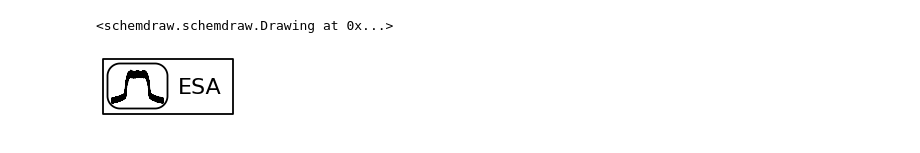
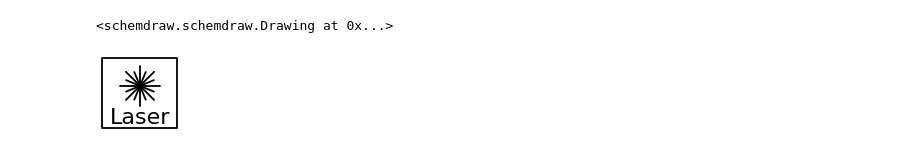
Before and after one commit to lokgar/sdcomms, a Jupyter notebook: sdcomms/_test_components.ipynb, the cells around one changed output. Cells and saved outputs as stored; diff of their text form; code cells hidden in the pictures.

```diff
--- a/sdcomms/_test_components.ipynb
+++ b/sdcomms/_test_components.ipynb
@@ -58,10 +58,11 @@ display(drawElements(elems, d="right"))
 # %%
 import schemdraw
 
 import sdcomms as comms
 
 with schemdraw.Drawing() as d:
     d.config(fontsize=16, lw=1.3)
-    comms.ESA()
+    comms.LD()
+    # comms.OSA()
 # %% [output]
-[figure, old version]
+[figure, new version]
```
Also changed, not shown: 1 other file.
